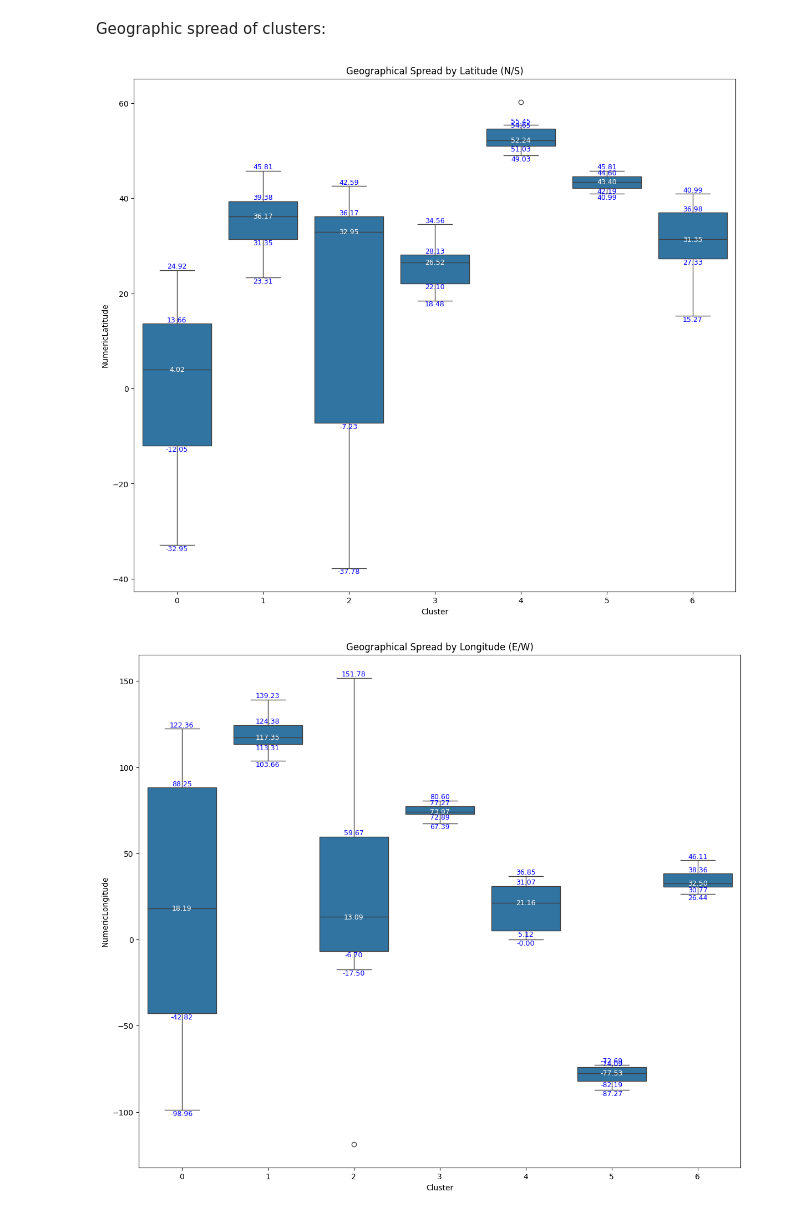
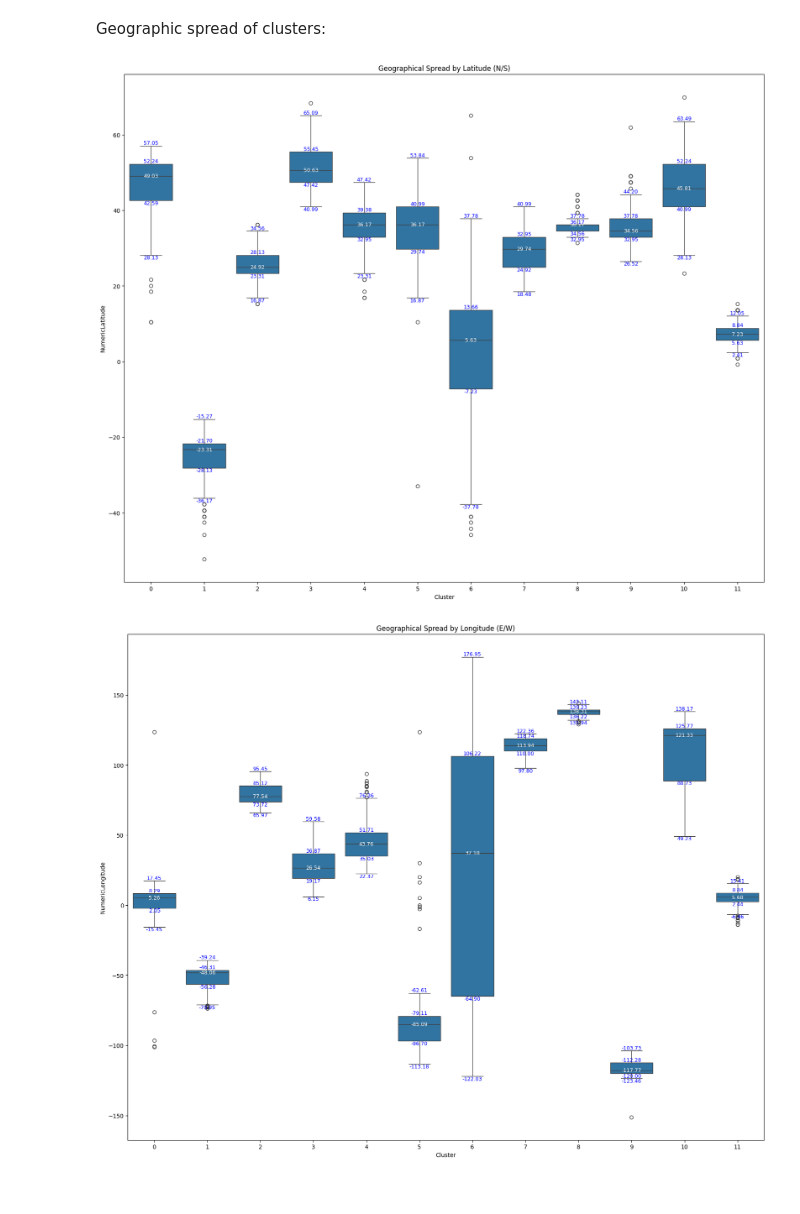
Before and after one commit to jacobRidenour/Temperature-Patterns, a Jupyter notebook: Analysis 3 Cluster Hierarchical.ipynb, the cells around one changed output. Saved outputs shown, nothing was run; the diff lists cells and outputs as text; code cells hidden in the pictures.

```diff
--- a/Analysis 3 Cluster Hierarchical.ipynb
+++ b/Analysis 3 Cluster Hierarchical.ipynb
@@ -119,7 +106,7 @@ max_score = -1
 optimal_clusters = 0
 linked = linkage(city_profiles_standardized.transpose(), 'ward')
 
-for num_clusters in range(2, 11):  # Example range, adjust as needed
+for num_clusters in range(2, 50):
     labels = fcluster(linked, num_clusters, criterion='maxclust')
     score = silhouette_score(city_profiles_standardized.transpose(), labels, metric='euclidean')
 
@@ -317,12 +301,12 @@ plt.show()
 # %% [markdown]
 Relative abundance of Continents for each cluster vs. unclustered data
 # %%
-fig, axs = plt.subplots(3, 3, figsize=(18, 20))
+fig, axs = plt.subplots(3, 5, figsize=(18, 20))
 fig.subplots_adjust(hspace=0.6, wspace=0.4)
 
 def add_labels(ax, series):
     for index, value in enumerate(series):
-        ax.text(index, value, f"{value:.2f}", ha='center', va='bottom', fontsize=9, color='black')
+        ax.text(index, value, f"{value:.3f}", ha='center', va='bottom', fontsize=9, color='black')
 
 for i in range(n_clusters):
     ax = axs.flat[i]
@@ -345,8 +329,8 @@ add_labels(ax, overall_continent_abundance)
 # %% [markdown]
 Relative abundance of Koppen Climate Classifications (kccs) for each cluster vs. unclustered data
 # %%
-fig, axs = plt.subplots(3, 3, figsize=(18, 20))
-fig.subplots_adjust(hspace=0.6, wspace=0.4)
+fig, axs = plt.subplots(7, 2, figsize=(20, 20))
+fig.subplots_adjust(hspace=0.7, wspace=0.5)
 
 for i in range(n_clusters):
     ax = axs.flat[i]
@@ -466,0 +376,30 @@ plt.show()
+# %%
+climates = df_hierarchical['kcc'].unique()
+overall_climate_counts = df_hierarchical['kcc'].value_counts(normalize=True)
+
+# Initialize a DataFrame to store the deltas
+climate_deltas = pd.DataFrame(index=climates)
+
+# Calculate deltas for each cluster
+for i in range(n_clusters):
+    cluster_data = df_hierarchical[df_hierarchical['Cluster'] == i]
+    climate_counts = cluster_data['kcc'].value_counts(normalize=True)
+    climate_deltas[f'Cluster {i+1} Δ'] = climate_counts - overall_climate_counts
+
+# Transpose the DataFrame for easier plotting with seaborn
+climate_deltas = climate_deltas.transpose()
+
+# Replace NaN values with 0 (indicating no difference for missing climates in some clusters)
+climate_deltas.fillna(0, inplace=True)
+
+# Sort index for a cleaner look if necessary
+climate_deltas.sort_index(inplace=True)
+
+# Plot the heatmap
+plt.figure(figsize=(20, 12))
+sns.heatmap(climate_deltas, annot=True, fmt=".2f", cmap="viridis", center=0)
+plt.title('Relative Abundance of KCC in Clusters (Δ)')
+plt.ylabel('Cluster')
+plt.xlabel('KCC')
+plt.tight_layout()
+plt.show()
@@ -468,7 +409,7 @@ plt.show()
 Geographic spread of clusters:
 # %%
 # Latitude
-plt.figure(figsize=(14, 12))
+plt.figure(figsize=(20, 16))
 sns.boxplot(x='Cluster', y='NumericLatitude', data=df_hierarchical)
 
 num_clusters = df_hierarchical['Cluster'].nunique()
@@ -482,33 +423,33 @@ for i in range(num_clusters):
     plt.text(i, percentiles[0], f'{percentiles[0]:.2f}', ha='center', va='top', fontsize=9, color='blue')
     plt.text(i, percentiles[1], f'{percentiles[1]:.2f}', ha='center', va='center', fontsize=9, color='white')
     plt.text(i, percentiles[2], f'{percentiles[2]:.2f}', ha='center', va='bottom', fontsize=9, color='blue')
     plt.text(i, upper_whisker, f'{upper_whisker:.2f}', ha='center', va='bottom', fontsize=9, color='blue')
 
 plt.title('Geographical Spread by Latitude (N/S)')
 plt.ylabel('NumericLatitude')
 plt.xlabel('Cluster')
 plt.show()
 
 # Longitude
-plt.figure(figsize=(14, 12))
+plt.figure(figsize=(20, 16))
 sns.boxplot(x='Cluster', y='NumericLongitude', data=df_hierarchical)
 for i in range(num_clusters):
     cluster_Longitudes = df_hierarchical[df_hierarchical['Cluster'] == i]['NumericLongitude']
     percentiles = np.percentile(cluster_Longitudes, [25, 50, 75])  # Q1, Median, Q3
     lower_whisker = np.min(cluster_Longitudes[cluster_Longitudes >= percentiles[0] - 1.5*(percentiles[2]-percentiles[0])])
     upper_whisker = np.max(cluster_Longitudes[cluster_Longitudes <= percentiles[2] + 1.5*(percentiles[2]-percentiles[0])])
 
     # Placing text annotations for percentiles
     plt.text(i, lower_whisker, f'{lower_whisker:.2f}', ha='center', va='top', fontsize=9, color='blue')
     plt.text(i, percentiles[0], f'{percentiles[0]:.2f}', ha='center', va='top', fontsize=9, color='blue')
     plt.text(i, percentiles[1], f'{percentiles[1]:.2f}', ha='center', va='center', fontsize=9, color='white')
     plt.text(i, percentiles[2], f'{percentiles[2]:.2f}', ha='center', va='bottom', fontsize=9, color='blue')
     plt.text(i, upper_whisker, f'{upper_whisker:.2f}', ha='center', va='bottom', fontsize=9, color='blue')
 
 plt.title('Geographical Spread by Longitude (E/W)')
 plt.ylabel('NumericLongitude')
 plt.xlabel('Cluster')
 plt.show()
 # %% [output]
-[figure, old version]
+[figure, new version]
-[figure, old version]
+[figure, new version]
```
Also changed, not shown: parts of 27 cells of this notebook, 10 other files.
